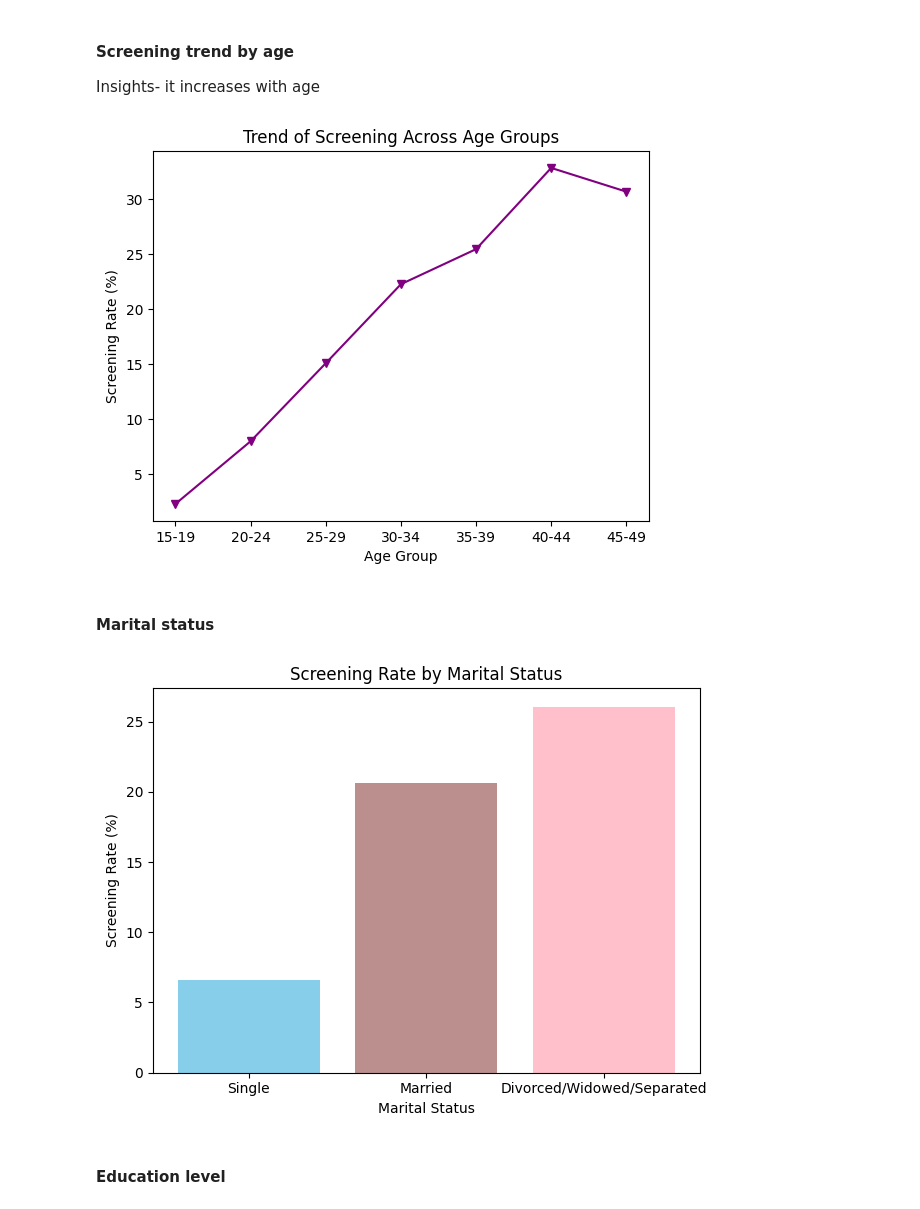
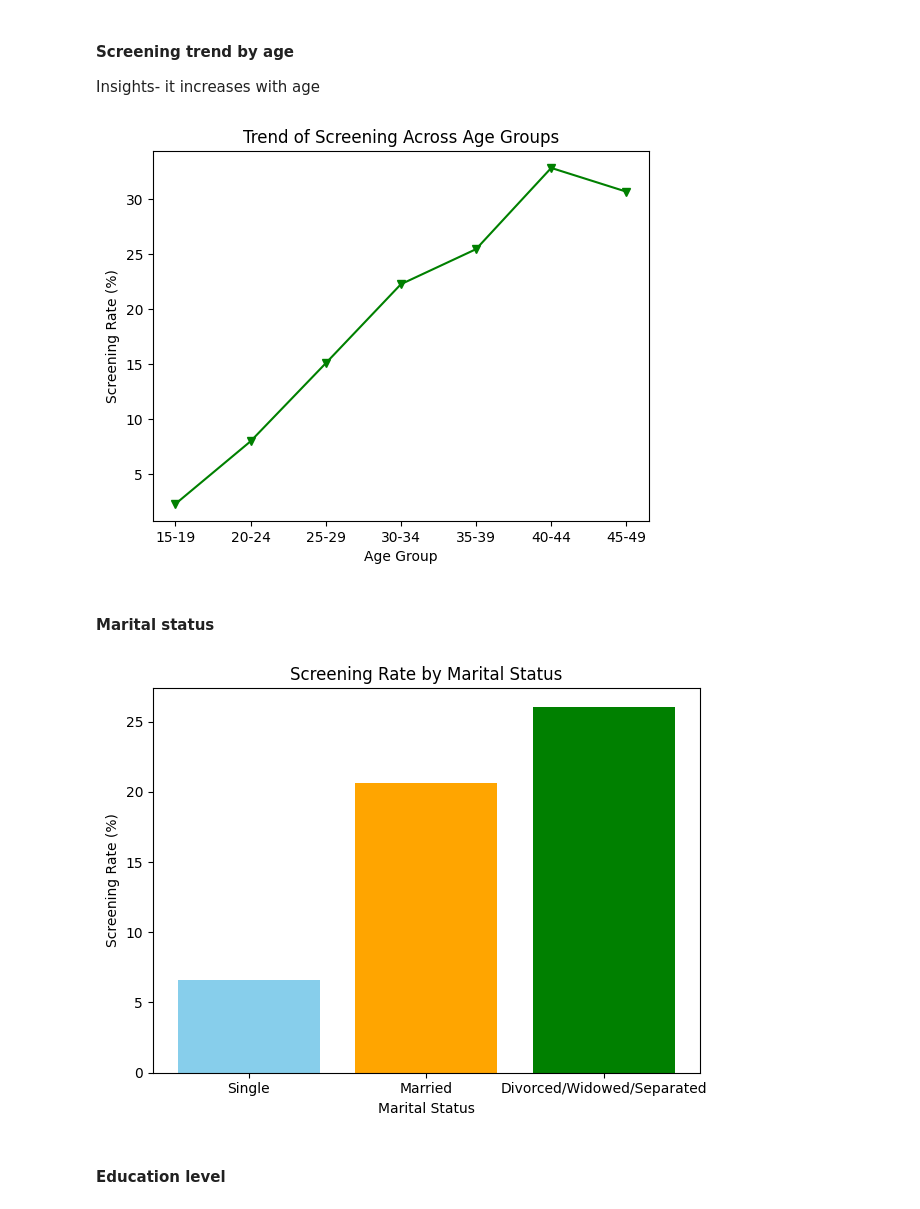
Before and after one commit to WambuiiMaina/py_data-capstone-project, a Jupyter notebook: cervical_cancer.ipynb, the cells around one changed output. Saved outputs shown, nothing was run; the diff lists cells and outputs as text; code cells hidden in the pictures.

```diff
--- a/cervical_cancer.ipynb
+++ b/cervical_cancer.ipynb
@@ -101,35 +101,37 @@ age = sociodemographic_factors[
     sociodemographic_factors['Category'] == 'Age'
 ]
 
-plt.plot(age['Group'], age['Yes_Percent'], marker='v', linestyle='-', color='purple')
+plt.plot(age['Group'], age['Yes_Percent'], marker='v', linestyle='-', color='green')
 
 plt.title("Trend of Screening Across Age Groups")
 plt.xlabel("Age Group")
 plt.ylabel("Screening Rate (%)")
 
+plt.xticks(ticks=range(len(age['Group'])), labels=age['Group'])
+
 plt.grid(False)
 plt.show()
 # %% [output]
-[figure, old version]
+[figure, new version]
 # %% [markdown]
 #### Marital status
 # %%
 marital_data = sociodemographic_factors[
     sociodemographic_factors['Category'] == 'Marital Status'
 ]
 
 Fig, ax = plt.subplots()
-ax.bar(marital_data['Group'], marital_data['Yes_Percent'], color=['skyblue', 'rosybrown', 'pink'])
+ax.bar(marital_data['Group'], marital_data['Yes_Percent'], color=['skyblue', 'orange', 'green'])
 
 plt.title("Screening Rate by Marital Status")
 plt.xlabel("Marital Status")
 plt.ylabel("Screening Rate (%)")
 
 plt.tight_layout()
 
 plt.show()
 # %% [output]
-[figure, old version]
+[figure, new version]
 # %% [markdown]
 #### Education level
 # %%
```
Also changed, not shown: parts of 7 cells of this notebook, 1 other file.
